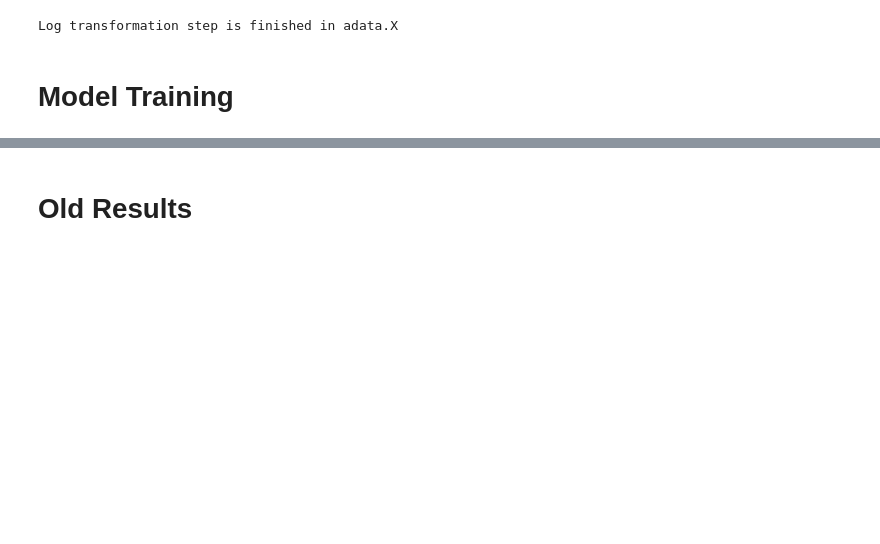
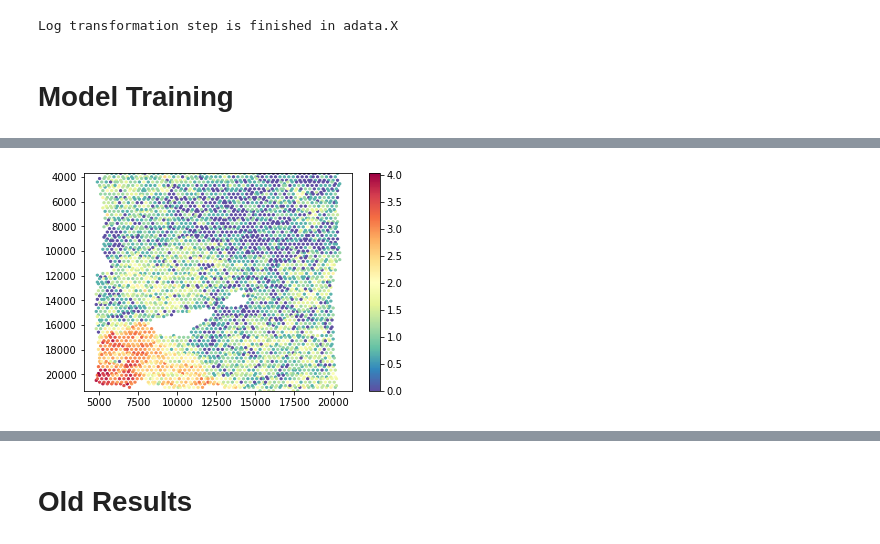
Before and after one commit to BiomedicalMachineLearning/STimage, a Jupyter notebook: stimage/Onkar_py/10X-FFPE.ipynb, the cells around one changed output, grey strips where cells are left out. Drawn from its saved outputs; the diff is of its cells as text; code cells hidden in the pictures; blank space fills up the shorter version.

```diff
--- a/stimage/Onkar_py/10X-FFPE.ipynb
+++ b/stimage/Onkar_py/10X-FFPE.ipynb
@@ -274,0 +321,18 @@ clf_1 = MultiOutputClassifier(model).fit(X_1, Y_1)
+# %%
+from matplotlib import cm as cm
+import numpy as np
+from matplotlib import pyplot as plt
+
+x = Sample2.obs["imagerow"]
+y = Sample2.obs["imagecol"]
+
+c = Sample2.to_df()["TTLL12"]
+
+plt.hexbin(y,x, C=c, cmap=cm.Spectral_r, gridsize=110)
+plt.ylim(max(x), min(x))
+plt.colorbar()
+plt.show()
+#INDIVIDUAL
+#BUILDING REGRESSION ON REGRESSION
+# %% [output]
+[figure, added]
```
Also changed, not shown: parts of 12 cells of this notebook.
